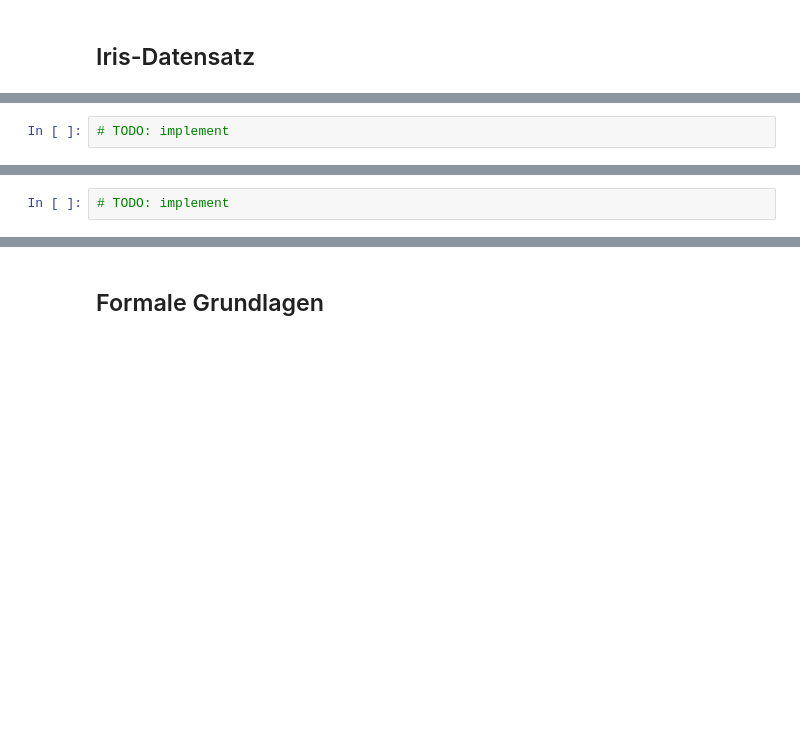
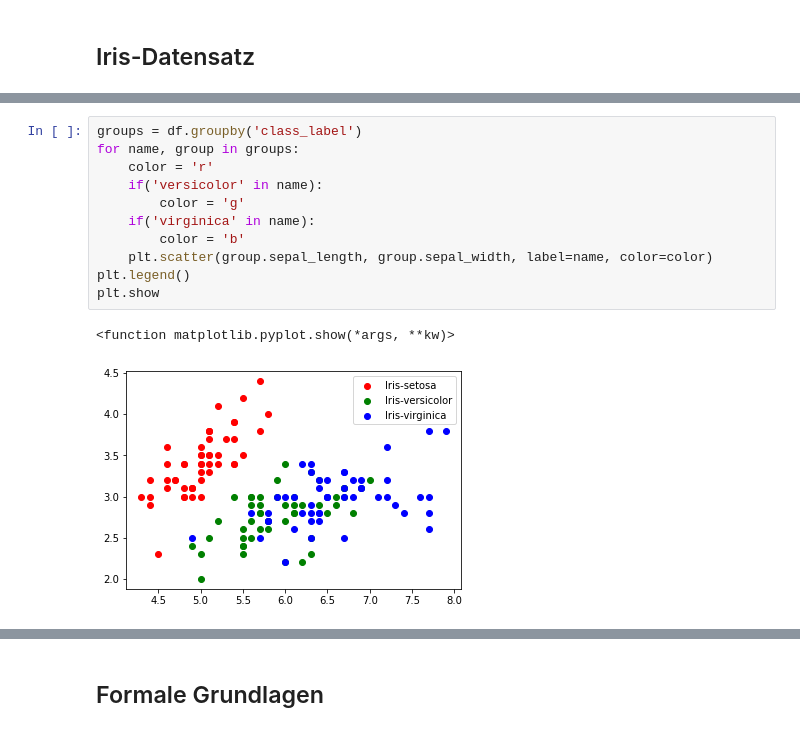
Before and after one commit to Jimedem97/ML, a Jupyter notebook: Übung5/Teil 0 - Iris-Datensatz und Formale Grundlagen - Exercises.ipynb, the cells around one changed output, grey strips where cells are left out. Drawn from its saved outputs; the diff is of its cells as text; blank space fills up the shorter version.

```diff
--- a/Übung5/Teil 0 - Iris-Datensatz und Formale Grundlagen - Exercises.ipynb
+++ b/Übung5/Teil 0 - Iris-Datensatz und Formale Grundlagen - Exercises.ipynb
@@ -37,8 +38,20 @@ Visualisieren Sie die Merkmale *Sepal Length* und *Sepal Width* aller drei Klass
 
 Zum Beispiel:
 <img src="./Figures/Sepal.png" alt="drawing" style="width:400px;"/>
-# %%
-# TODO: implement
+# %%
+groups = df.groupby('class_label')
+for name, group in groups:
+    color = 'r'
+    if('versicolor' in name):
+        color = 'g'
+    if('virginica' in name):
+        color = 'b'
+    plt.scatter(group.sepal_length, group.sepal_width, label=name, color=color)
+plt.legend()
+plt.show
+# %% [output]
+<function matplotlib.pyplot.show(*args, **kw)>
+[figure, added]
 # %% [markdown]
 ## Visualisierung Iris-Datensatz: Petal length, Petal width
 
@@ -47,5 +60,3 @@ Visualisieren Sie die Merkmale *Petal Length* und *Petal Width* aller drei Klass
 
 Zum Beispiel:
 <img src="./Figures/Petal.png" alt="drawing" style="width:400px;"/>
-# %%
-# TODO: implement
```
Also changed, not shown: parts of 2 cells of this notebook.
